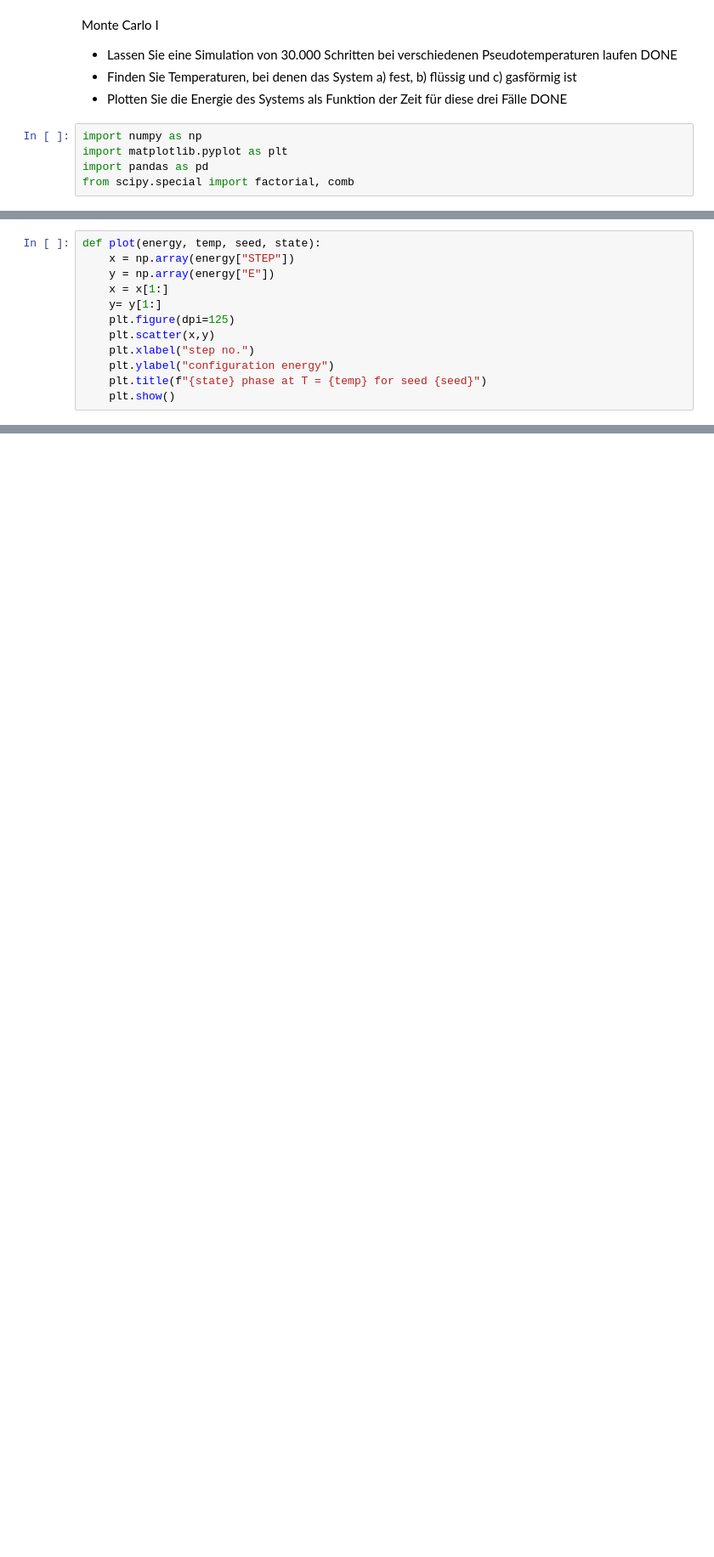
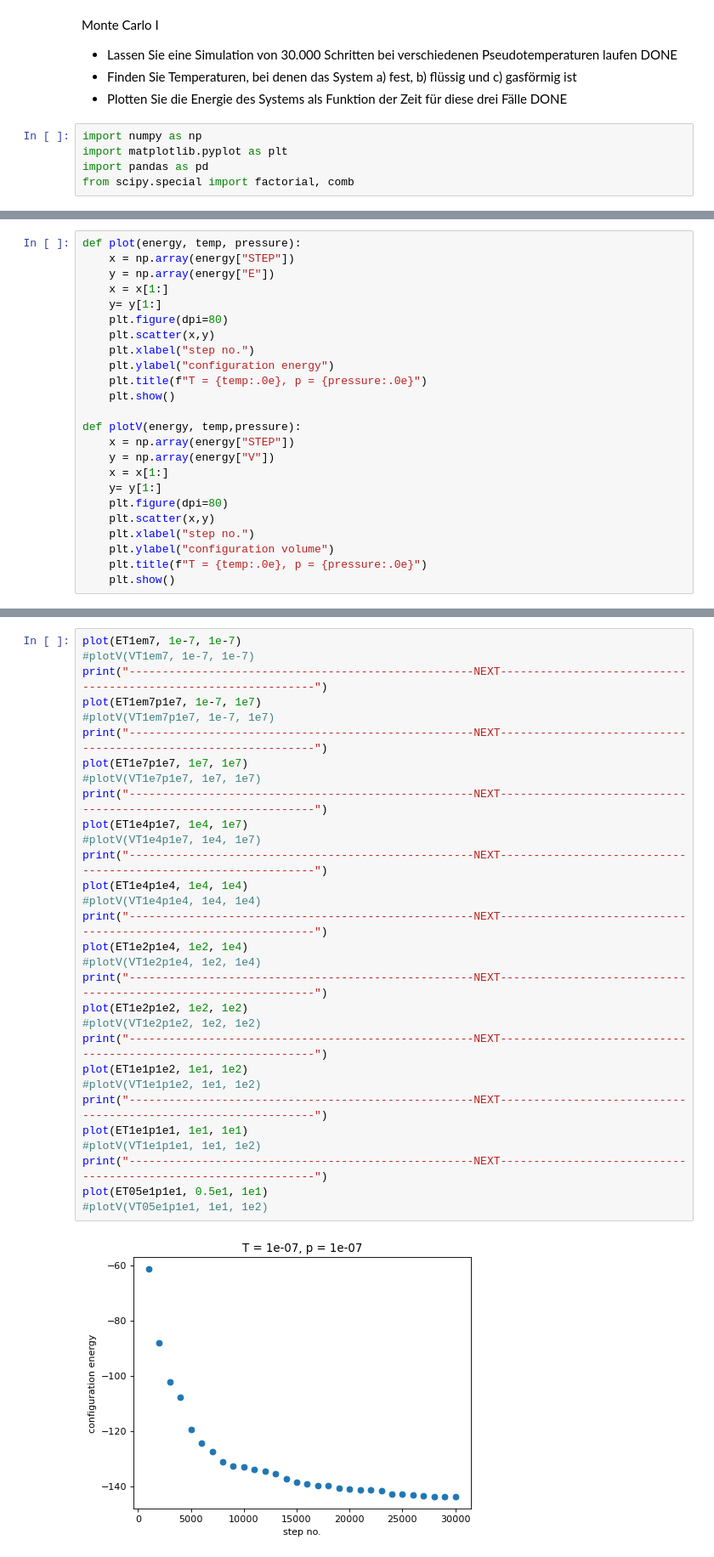
Before and after one commit to Xenophon-Laconic/StatMech, a Jupyter notebook: B3.ipynb, the cells around one changed output, grey strips where cells are left out. Shown: that part at 85% size. Cells and saved outputs as stored; diff of their text form; blank space fills up the shorter version.

```diff
--- a/B3.ipynb
+++ b/B3.ipynb
@@ -65,12 +35,24 @@ ET5000 = pd.read_csv("./B3/energiesT5000seed0xC0FFEE.csv")
 # %%
-def plot(energy, temp, seed, state):
+def plot(energy, temp, pressure):
     x = np.array(energy["STEP"])
     y = np.array(energy["E"])
     x = x[1:]
     y= y[1:]
-    plt.figure(dpi=125)
+    plt.figure(dpi=80)
     plt.scatter(x,y)
     plt.xlabel("step no.")
     plt.ylabel("configuration energy")
-    plt.title(f"{state} phase at T = {temp} for seed {seed}")
+    plt.title(f"T = {temp:.0e}, p = {pressure:.0e}")
     plt.show()
+
+def plotV(energy, temp,pressure):
+    x = np.array(energy["STEP"])
+    y = np.array(energy["V"])
+    x = x[1:]
+    y= y[1:]
+    plt.figure(dpi=80)
+    plt.scatter(x,y)
+    plt.xlabel("step no.")
+    plt.ylabel("configuration volume")
+    plt.title(f"T = {temp:.0e}, p = {pressure:.0e}")
+    plt.show()
@@ -127,0 +59,32 @@ plt.show()
+# %%
+plot(ET1em7, 1e-7, 1e-7)
+#plotV(VT1em7, 1e-7, 1e-7)
+print("----------------------------------------------------NEXT---------------------------------------------------------------")
+plot(ET1em7p1e7, 1e-7, 1e7)
+#plotV(VT1em7p1e7, 1e-7, 1e7)
+print("----------------------------------------------------NEXT---------------------------------------------------------------")
+plot(ET1e7p1e7, 1e7, 1e7)
+#plotV(VT1e7p1e7, 1e7, 1e7)
+print("----------------------------------------------------NEXT---------------------------------------------------------------")
+plot(ET1e4p1e7, 1e4, 1e7)
+#plotV(VT1e4p1e7, 1e4, 1e7)
+print("----------------------------------------------------NEXT---------------------------------------------------------------")
+plot(ET1e4p1e4, 1e4, 1e4)
+#plotV(VT1e4p1e4, 1e4, 1e4)
+print("----------------------------------------------------NEXT---------------------------------------------------------------")
+plot(ET1e2p1e4, 1e2, 1e4)
+#plotV(VT1e2p1e4, 1e2, 1e4)
+print("----------------------------------------------------NEXT---------------------------------------------------------------")
+plot(ET1e2p1e2, 1e2, 1e2)
+#plotV(VT1e2p1e2, 1e2, 1e2)
+print("----------------------------------------------------NEXT---------------------------------------------------------------")
+plot(ET1e1p1e2, 1e1, 1e2)
+#plotV(VT1e1p1e2, 1e1, 1e2)
+print("----------------------------------------------------NEXT---------------------------------------------------------------")
+plot(ET1e1p1e1, 1e1, 1e1)
+#plotV(VT1e1p1e1, 1e1, 1e2)
+print("----------------------------------------------------NEXT---------------------------------------------------------------")
+plot(ET05e1p1e1, 0.5e1, 1e1)
+#plotV(VT05e1p1e1, 1e1, 1e2)
+# %% [output]
+[figure, added]
```
Also changed, not shown: parts of 13 cells of this notebook, 26 other files.
